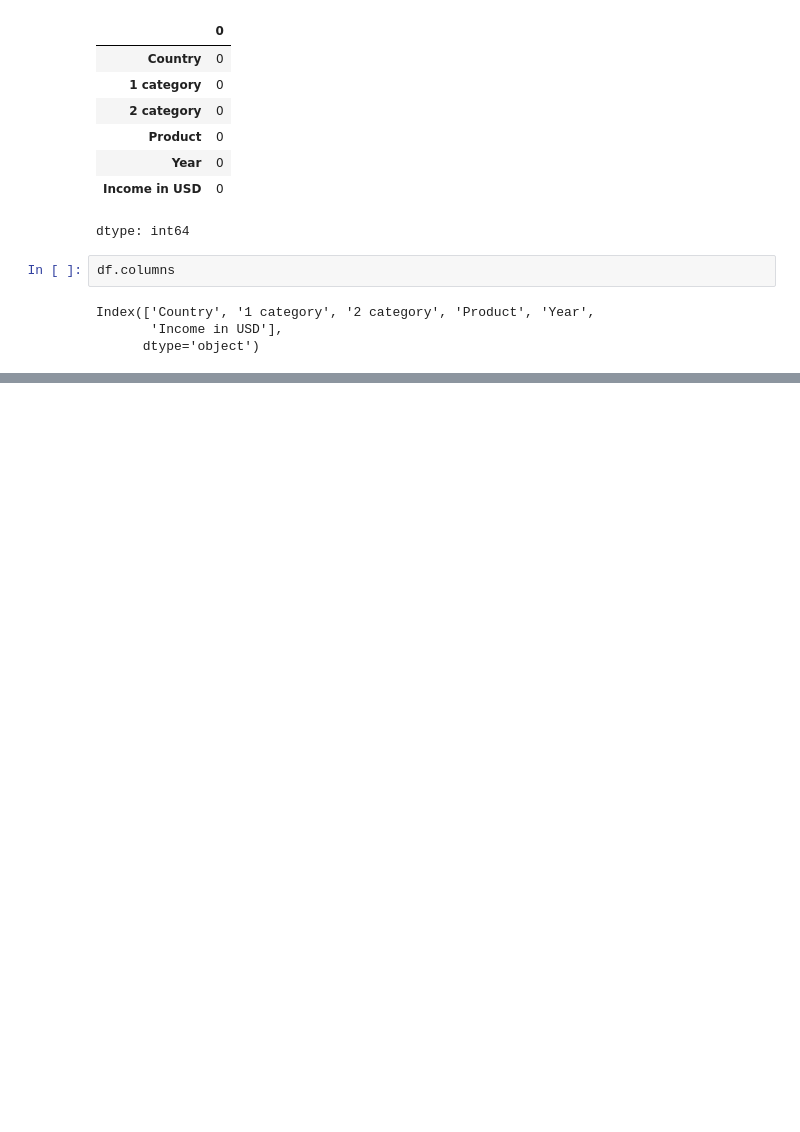
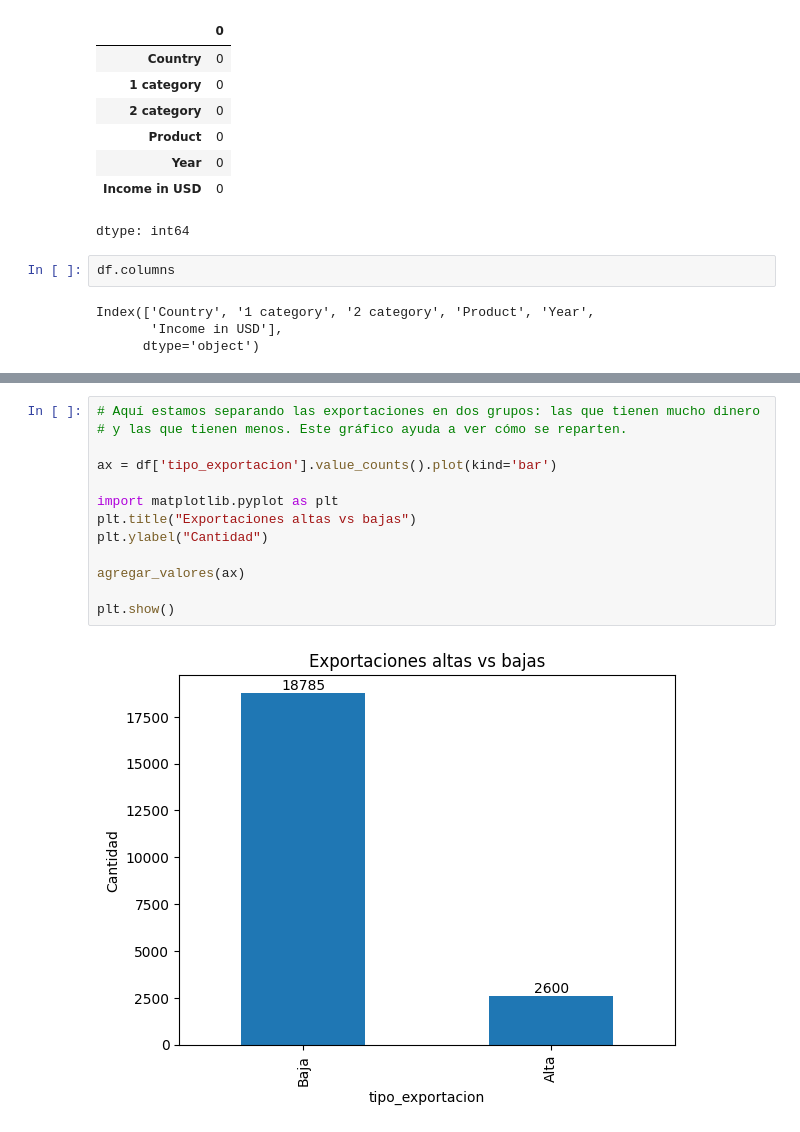
Before and after one commit to Cxris2145/MineriaDatos2026, a Jupyter notebook: ExportacionesChile2026.ipynb, the cells around one changed output, grey strips where cells are left out. Cells and saved outputs as stored; diff of their text form; blank space fills up the shorter version.

```diff
--- a/ExportacionesChile2026.ipynb
+++ b/ExportacionesChile2026.ipynb
@@ -155,0 +194,15 @@ Index(['Country', '1 category', '2 category', 'Product', 'Year',
+# %%
+# Aquí estamos separando las exportaciones en dos grupos: las que tienen mucho dinero
+# y las que tienen menos. Este gráfico ayuda a ver cómo se reparten.
+
+ax = df['tipo_exportacion'].value_counts().plot(kind='bar')
+
+import matplotlib.pyplot as plt
+plt.title("Exportaciones altas vs bajas")
+plt.ylabel("Cantidad")
+
+agregar_valores(ax)
+
+plt.show()
+# %% [output]
+[figure, added]
```
Also changed, not shown: parts of 11 cells of this notebook.
